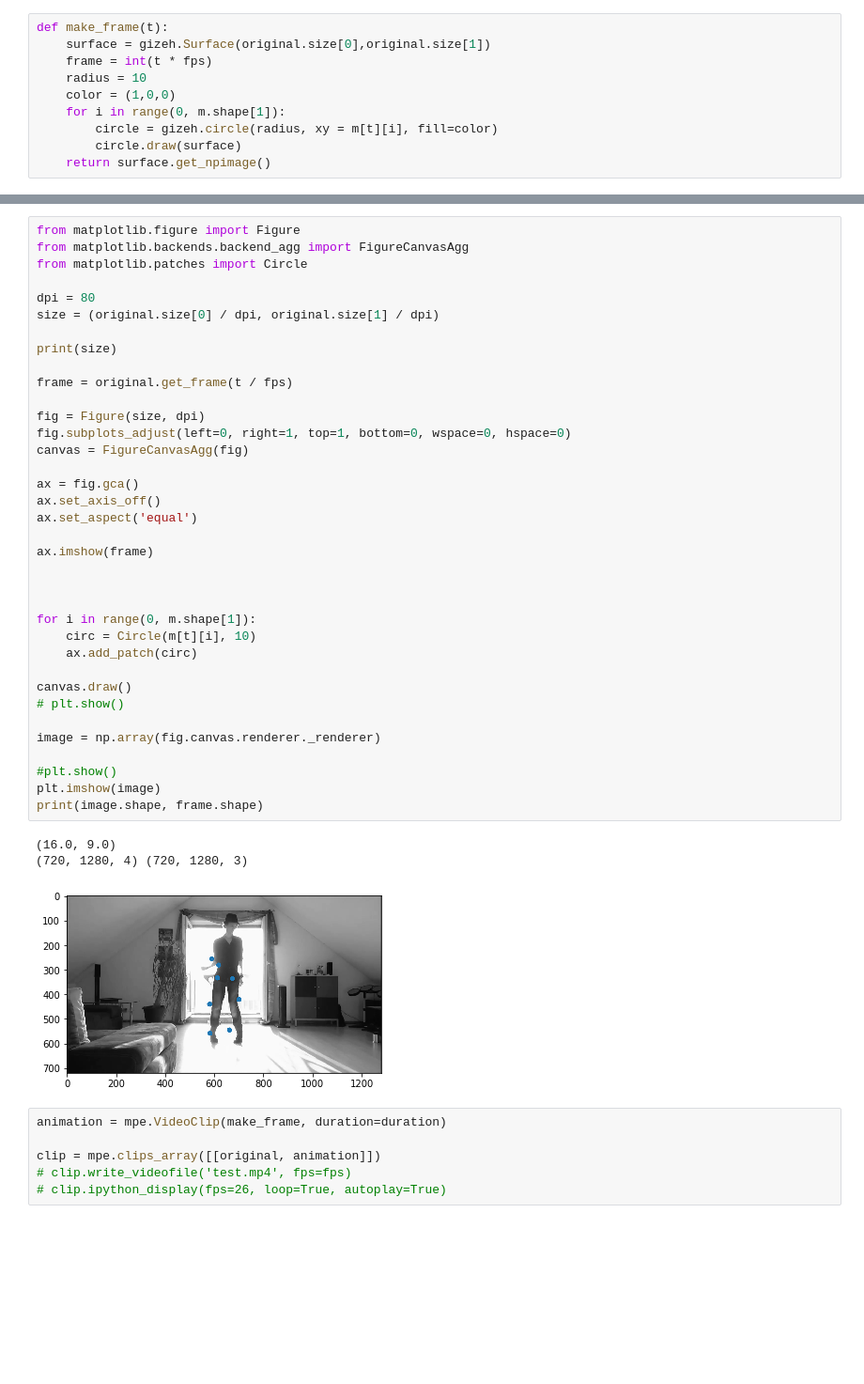
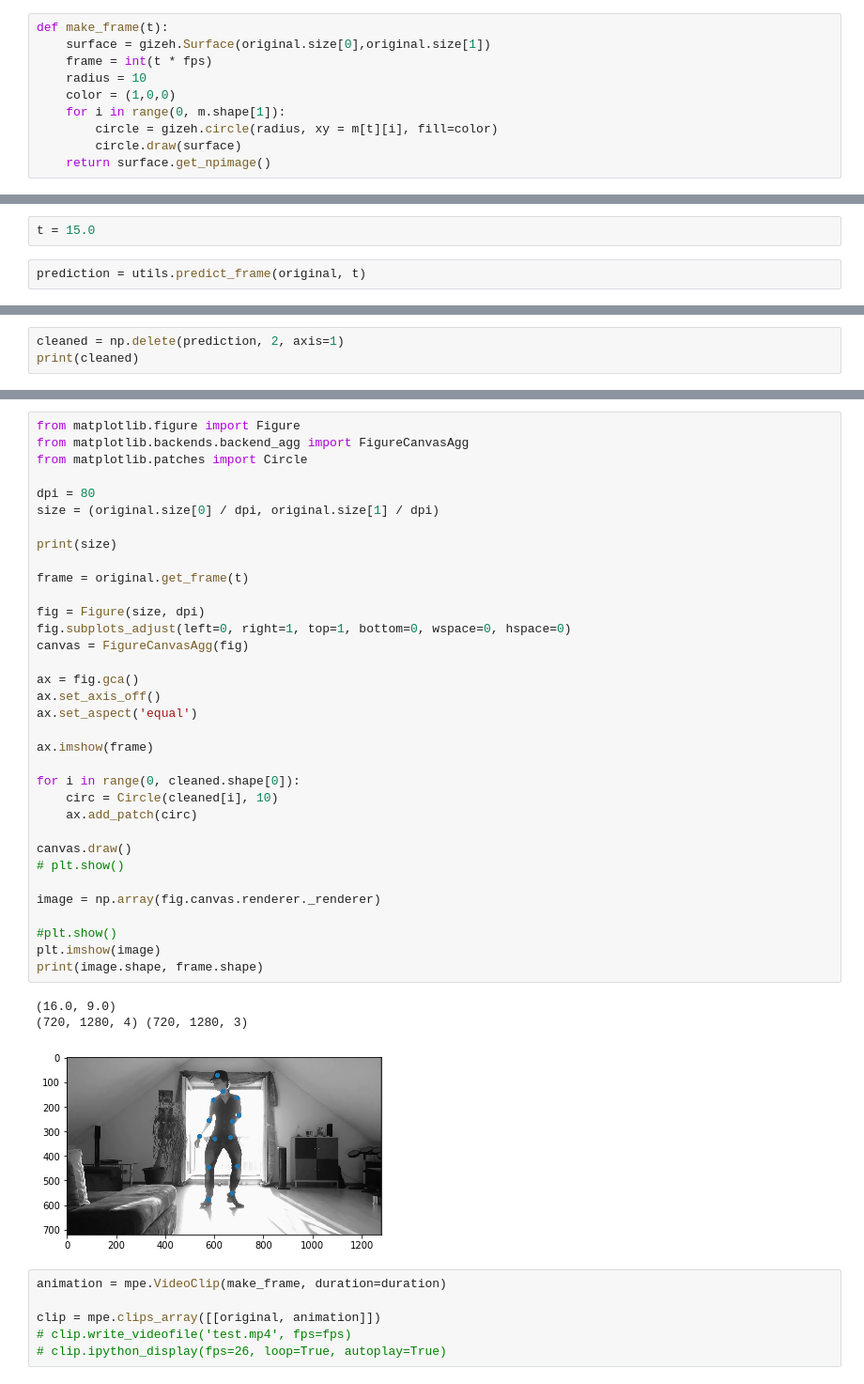
Before and after one commit to Saduras/DanceNN, a Jupyter notebook: DanceNN.ipynb, the cells around one changed output, grey strips where cells are left out. Shown at 94% size. Drawn from its saved outputs; the diff is of its cells as text; blank space fills up the shorter version.

Commit message:
Test for single frame predicition

```diff
--- a/DanceNN.ipynb
+++ b/DanceNN.ipynb
@@ -51,0 +51,4 @@ t = 150
+# %%
+t = 15.0
+# %%
+prediction = utils.predict_frame(original, t)
@@ -51,0 +58,3 @@ t = 150
+# %%
+cleaned = np.delete(prediction, 2, axis=1)
+print(cleaned)
@@ -56,39 +80,37 @@ from matplotlib.patches import Circle
 
 dpi = 80
 size = (original.size[0] / dpi, original.size[1] / dpi)
 
 print(size)
 
-frame = original.get_frame(t / fps)
+frame = original.get_frame(t)
 
 fig = Figure(size, dpi)
 fig.subplots_adjust(left=0, right=1, top=1, bottom=0, wspace=0, hspace=0)
 canvas = FigureCanvasAgg(fig)
 
 ax = fig.gca()
 ax.set_axis_off()
 ax.set_aspect('equal')
 
 ax.imshow(frame)
 
-
-
-for i in range(0, m.shape[1]):
-    circ = Circle(m[t][i], 10)
+for i in range(0, cleaned.shape[0]):
+    circ = Circle(cleaned[i], 10)
     ax.add_patch(circ)
 
 canvas.draw()
 # plt.show()
 
 image = np.array(fig.canvas.renderer._renderer)
 
 #plt.show()
 plt.imshow(image)
 print(image.shape, frame.shape)
 # %% [output]
 (16.0, 9.0)
 (720, 1280, 4) (720, 1280, 3)
-[figure, old version]
+[figure, new version]
 # %%
 animation = mpe.VideoClip(make_frame, duration=duration)
 
```
Also changed, not shown: parts of 4 cells of this notebook.
